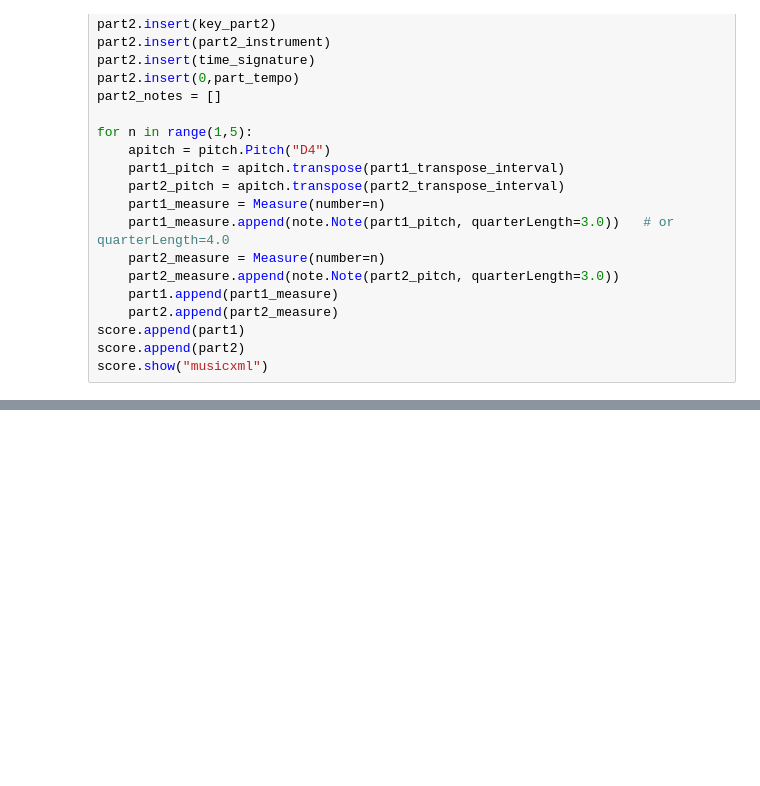
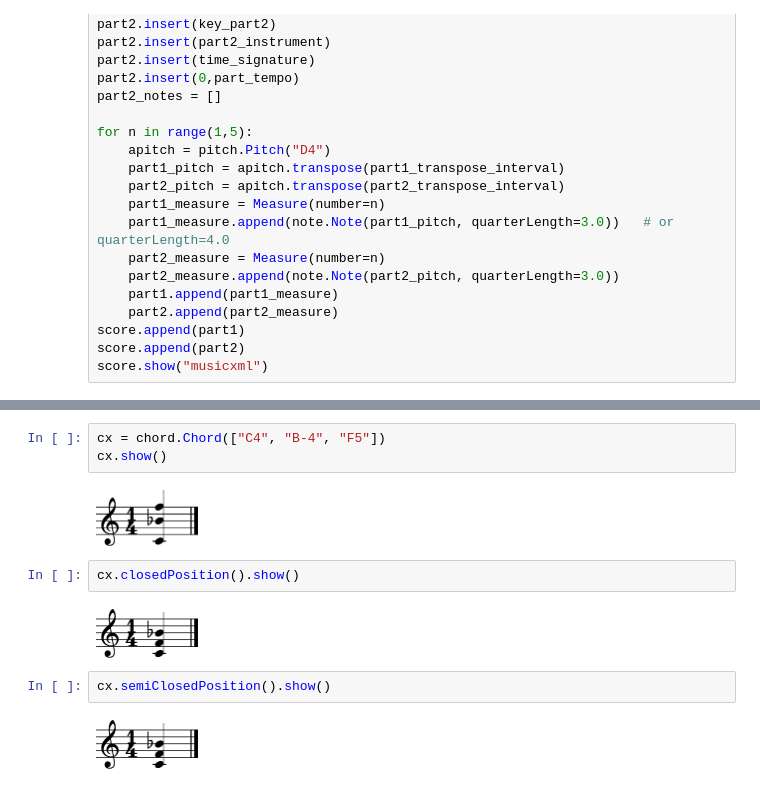
Before and after one commit to dwbzen/pymusic, a Jupyter notebook: music21_testScore.ipynb, the cells around one changed output, grey strips where cells are left out. Drawn from its saved outputs; the diff is of its cells as text; blank space fills up the shorter version.

```diff
--- a/music21_testScore.ipynb
+++ b/music21_testScore.ipynb
@@ -295,0 +395,13 @@ showChord(aChord, format_="musicxml")
+# %%
+cx = chord.Chord(["C4", "B-4", "F5"])
+cx.show()
+# %% [output]
+[figure, added]
+# %%
+cx.closedPosition().show()
+# %% [output]
+[figure, added]
+# %%
+cx.semiClosedPosition().show()
+# %% [output]
+[figure, added]
```
Also changed, not shown: parts of 20 cells of this notebook, 25 other files.
